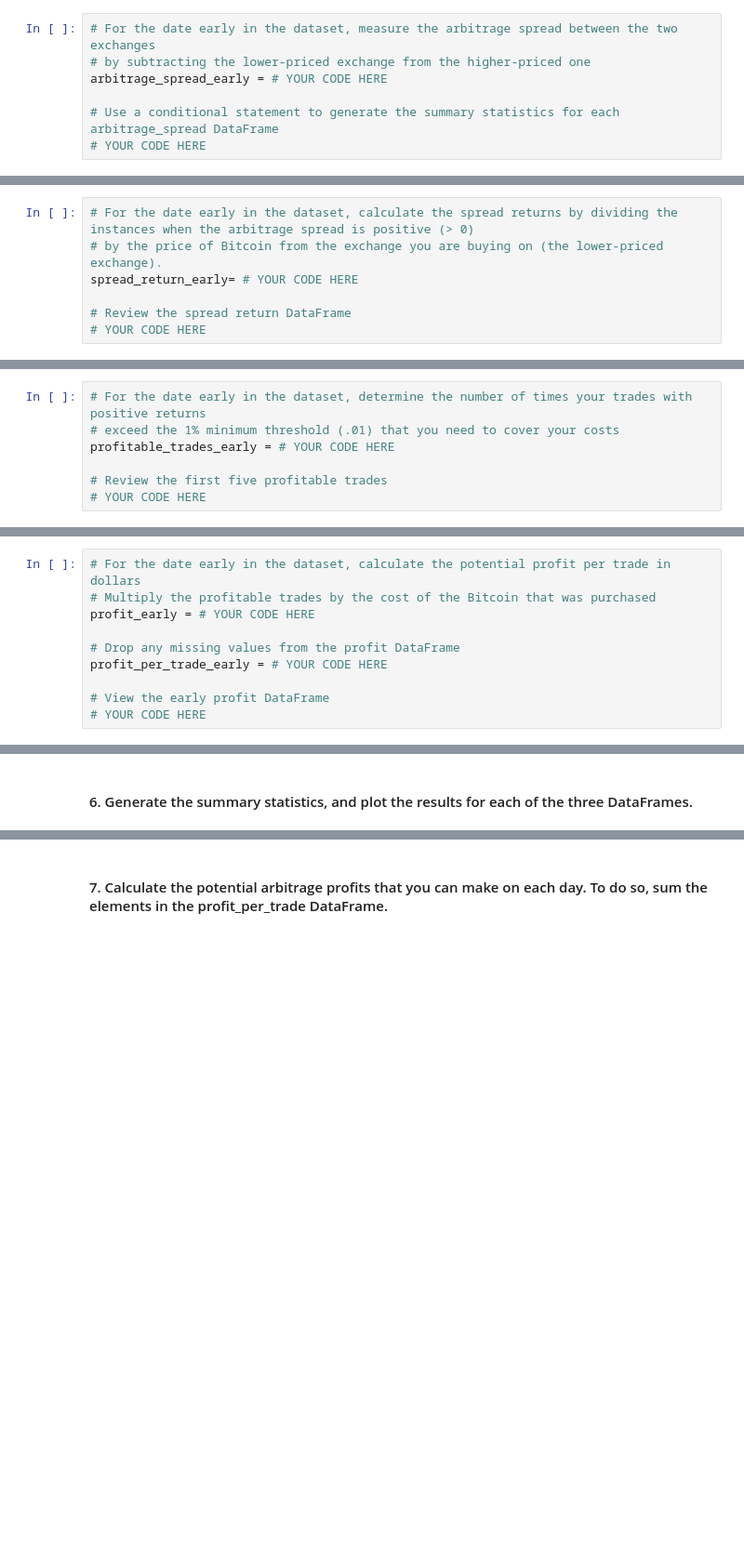
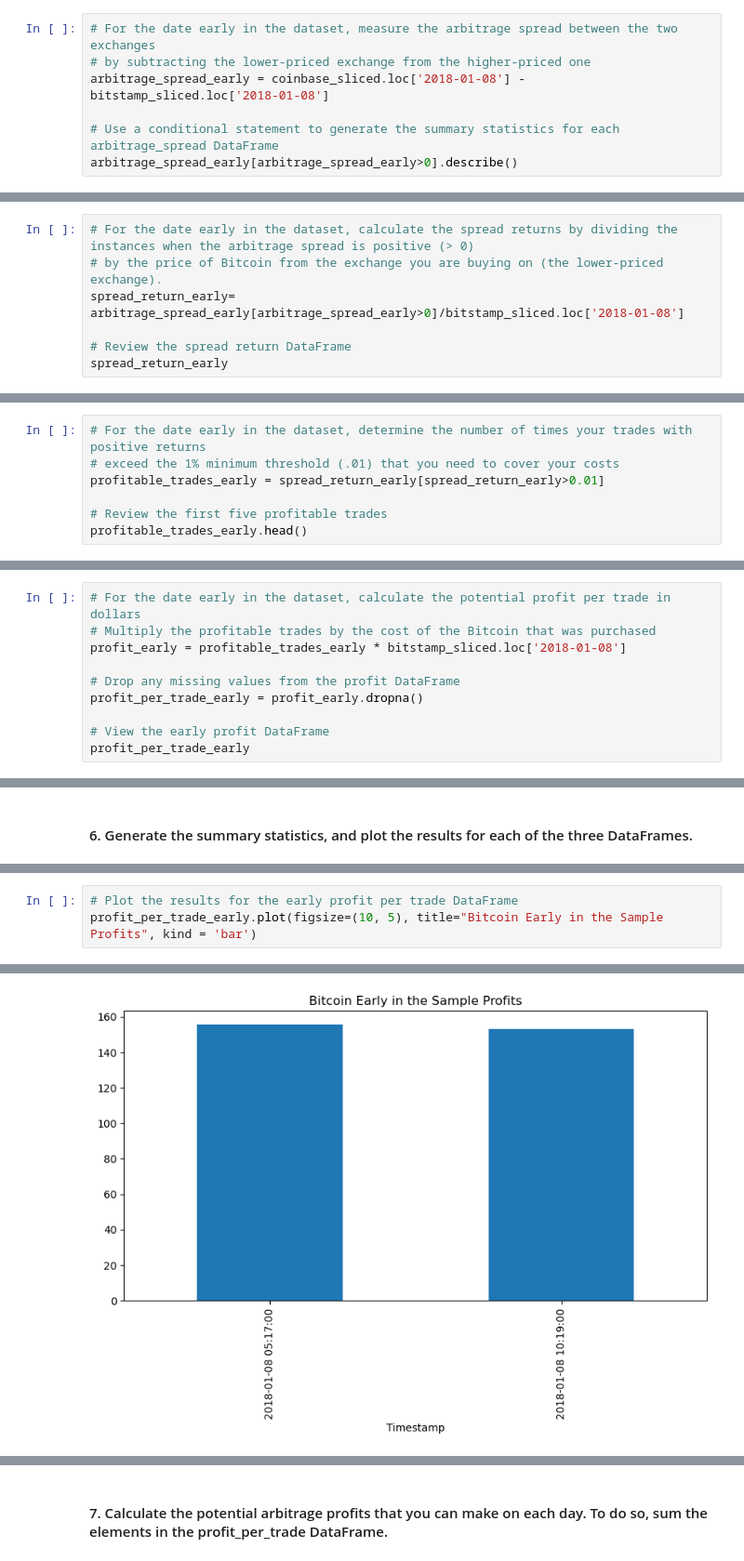
Before and after one commit to BorisDudkin/Fintech_Module3_Bitcoin_Arbitrage, a Jupyter notebook: crypto_arbitrage.ipynb, the cells around one changed output, grey strips where cells are left out. Shown at 93% size. Drawn from its saved outputs; the diff is of its cells as text; blank space fills up the shorter version.

```diff
--- a/crypto_arbitrage.ipynb
+++ b/crypto_arbitrage.ipynb
@@ -609,8 +609,8 @@ Calculate the potential profits for each date that you selected in the previous
 # %%
 # For the date early in the dataset, measure the arbitrage spread between the two exchanges
 # by subtracting the lower-priced exchange from the higher-priced one
-arbitrage_spread_early = # YOUR CODE HERE
+arbitrage_spread_early = coinbase_sliced.loc['2018-01-08'] - bitstamp_sliced.loc['2018-01-08']
 
 # Use a conditional statement to generate the summary statistics for each arbitrage_spread DataFrame
-# YOUR CODE HERE
+arbitrage_spread_early[arbitrage_spread_early>0].describe()
 # %% [output]
@@ -620,7 +662,7 @@ SyntaxError: invalid syntax (1893568706.py, line 3)
 # %%
 # For the date early in the dataset, calculate the spread returns by dividing the instances when the arbitrage spread is positive (> 0)
 # by the price of Bitcoin from the exchange you are buying on (the lower-priced exchange).
-spread_return_early= # YOUR CODE HERE
+spread_return_early= arbitrage_spread_early[arbitrage_spread_early>0]/bitstamp_sliced.loc['2018-01-08']
 
 # Review the spread return DataFrame
-# YOUR CODE HERE
+spread_return_early
@@ -629,7 +727,7 @@ spread_return_early= # YOUR CODE HERE
 # %%
 # For the date early in the dataset, determine the number of times your trades with positive returns
 # exceed the 1% minimum threshold (.01) that you need to cover your costs
-profitable_trades_early = # YOUR CODE HERE
+profitable_trades_early = spread_return_early[spread_return_early>0.01]
 
 # Review the first five profitable trades
-# YOUR CODE HERE
+profitable_trades_early.head()
@@ -644,10 +804,10 @@ profitable_trades_early = # YOUR CODE HERE
 # %%
 # For the date early in the dataset, calculate the potential profit per trade in dollars
 # Multiply the profitable trades by the cost of the Bitcoin that was purchased
-profit_early = # YOUR CODE HERE
+profit_early = profitable_trades_early * bitstamp_sliced.loc['2018-01-08']
 
 # Drop any missing values from the profit DataFrame
-profit_per_trade_early = # YOUR CODE HERE
+profit_per_trade_early = profit_early.dropna()
 
 # View the early profit DataFrame
-# YOUR CODE HERE
+profit_per_trade_early
@@ -658,0 +863,4 @@ profit_per_trade_early = # YOUR CODE HERE
+# %%
+# Plot the results for the early profit per trade DataFrame
+profit_per_trade_early.plot(figsize=(10, 5), title="Bitcoin Early in the Sample Profits", kind = 'bar')
+# %% [output]
@@ -659 +868,2 @@ profit_per_trade_early = # YOUR CODE HERE
+[figure, added]
 # %%
```
Also changed, not shown: parts of 48 cells of this notebook.
